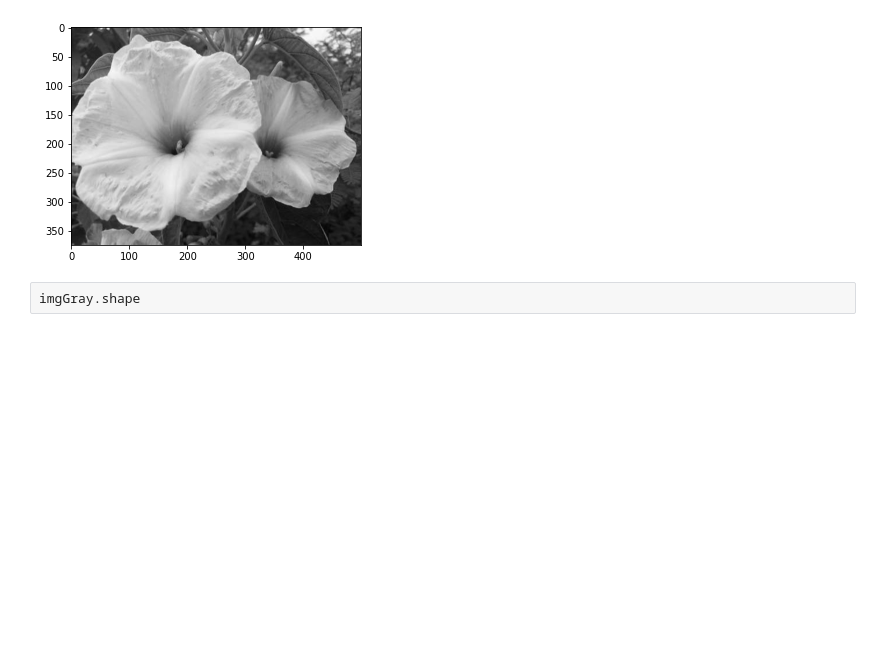
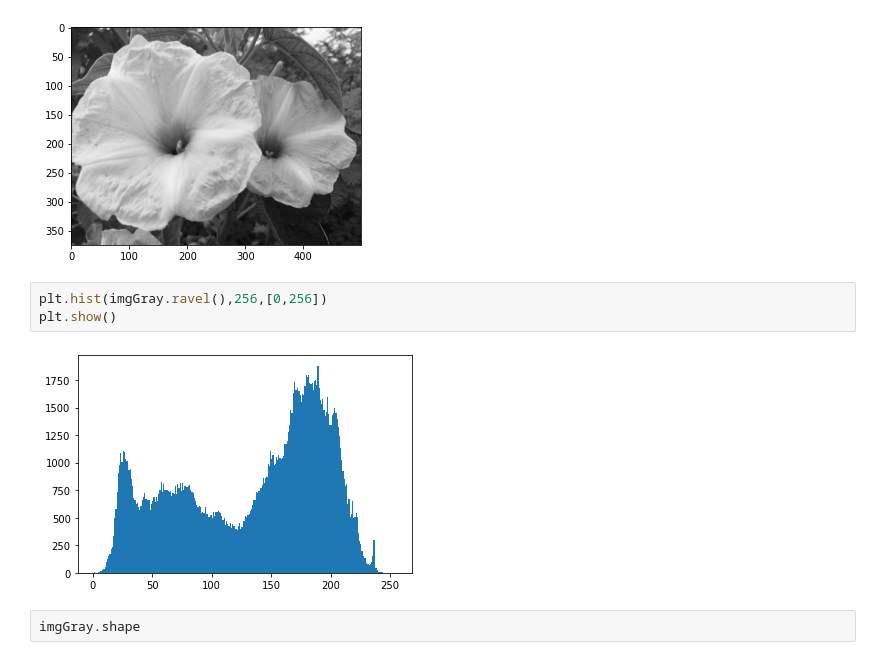
Before and after one commit to Jasleen8801/Computational-Statistics, a Jupyter notebook: Computational_Statistics.ipynb, the cells around one changed output. Saved outputs shown, nothing was run; the diff lists cells and outputs as text; blank space fills up the shorter version.

```diff
--- a/Computational_Statistics.ipynb
+++ b/Computational_Statistics.ipynb
@@ -297,6 +314,11 @@ plt.imshow(imgGray, cmap='gray')
 plt.show()
 # %% [output]
 [figure]
+# %%
+plt.hist(imgGray.ravel(),256,[0,256])
+plt.show()
+# %% [output]
+[figure, added]
 # %%
 imgGray.shape
 # %% [output]
```
Also changed, not shown: parts of 12 cells of this notebook.
